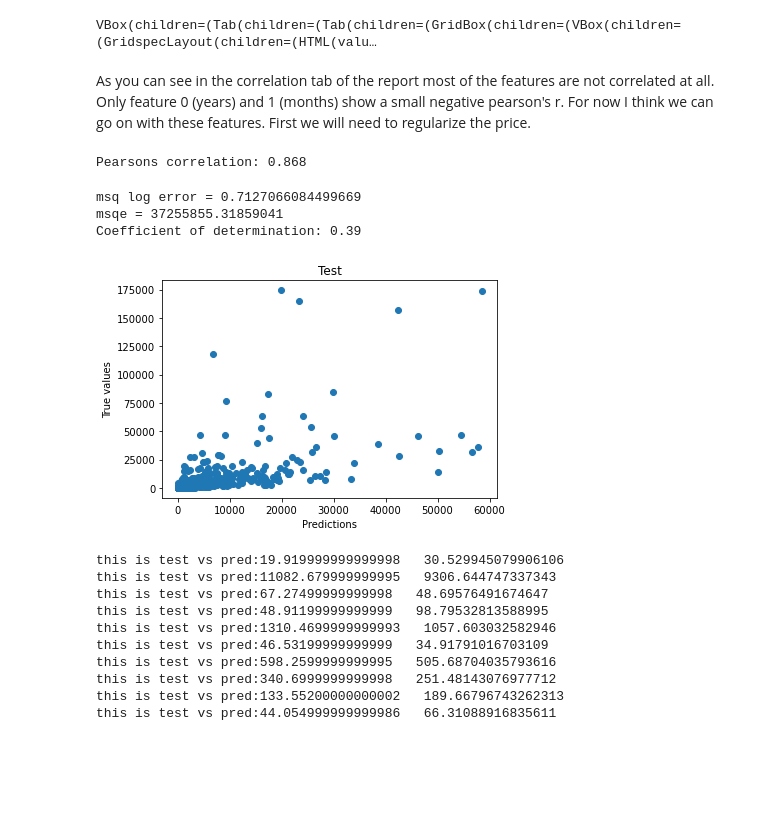
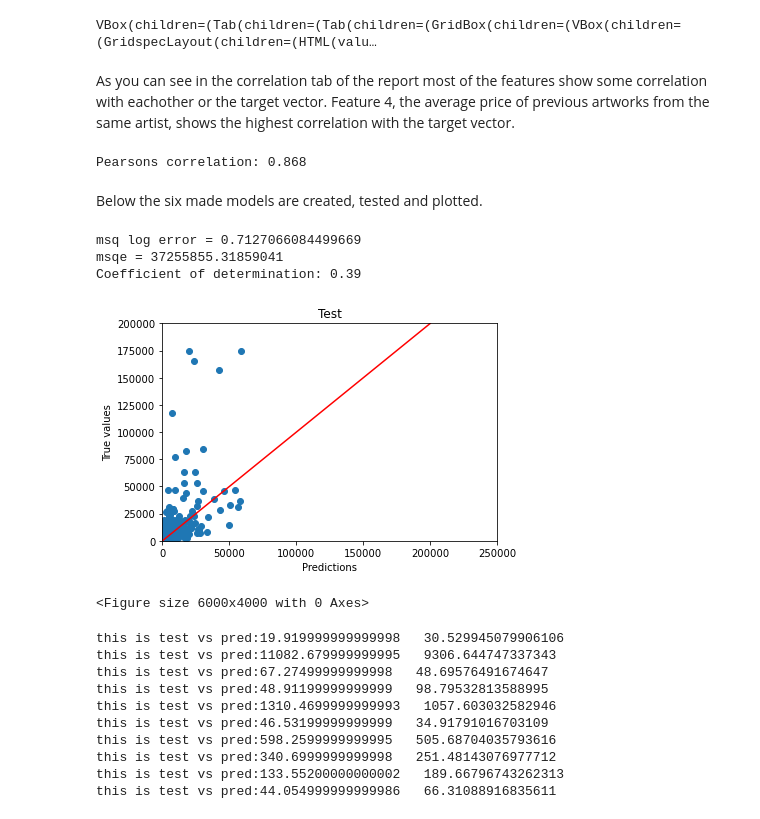
Before and after one commit to Serg99io/Capstone-cryptoart, a Jupyter notebook: capstone notebook.ipynb, the cells around one changed output. Saved outputs shown, nothing was run; the diff lists cells and outputs as text; code cells hidden in the pictures; blank space fills up the shorter version.

```diff
--- a/capstone notebook.ipynb
+++ b/capstone notebook.ipynb
@@ -198,7 +210,7 @@ for i in value:
         avg_value.append(np.NaN)
         count9 = count9 + 1
         continue
-    #first artwork of creator # I am not sure wheter this is possible or whether it will mess with the linear regression
+    #first artwork of creator
     elif i == [] and count9 != 0:
         avg_value.append(np.NaN)
 
@@ -212,28 +224,11 @@ print(avg_value[478])
 print(avg_value[1877])
 print(avg_value[2782])
 """
-
+#adding average value to matrix with a log transformation
 count111 = 0
-"""
-#Shows how average value is distributed
-avg_value2 = []
-for i in avg_value:
-    if not pandas.isnull(i):
-        avg_value2.append(math.log(i+1))
-    else:
-        #print(1)
-        continue
-
-print(avg_value2)
-r = avg_value2.sort()
-plt.plot(avg_value2)
-"""
-coe = 0
 for i in avg_value:
     matrix_basic[count111][4] = math.log(i+1)
     count111 = count111 + 1
-#print(matrix_basic[1877])
-
 
 count91 = 0
 two = []
@@ -397,6 +367,6 @@ A value is trying to be set on a copy of a slice from a DataFrame
 See the caveats in the documentation: https://pandas.pydata.org/pandas-docs/stable/user_guide/indexing.html#returning-a-view-versus-a-copy
   return super().rename(
 VBox(children=(Tab(children=(Tab(children=(GridBox(children=(VBox(children=(GridspecLayout(children=(HTML(valu…
-# %% [markdown]
-As you can see in the correlation tab of the report most of the features are not correlated at all. Only feature 0 (years) and 1 (months) show a small negative pearson's r. For now I think we can go on with these features. First we will need to regularize the price.
+# %% [markdown]
+As you can see in the correlation tab of the report most of the features show some correlation with eachother or the target vector. Feature 4, the average price of previous artworks from the same artist, shows the highest correlation with the target vector.
 # %%
@@ -417,25 +381,27 @@ corr, _ = pearsonr(matrix_basic2[:,4], matrix_basic2[:,8])
 print('Pearsons correlation: %.3f' % corr)
 # %% [output]
 Pearsons correlation: 0.868
+# %% [markdown]
+Below the six made models are created, tested and plotted.
 # %%
 from sklearn.model_selection import train_test_split
 from sklearn.utils import shuffle
-from sklearn.ensemble import RandomForestRegressor
+from sklearn.preprocessing import MinMaxScaler
+from sklearn.metrics import mean_squared_error, r2_score, mean_squared_log_error
 
 #shuffle and have a certain seed
 
 for i in lst_feat:
     r = shuffle(i, random_state=1311)
     training = round(len(i[:,1])*0.8)
-    #print(training)
     #starts from 10785
     test = training
     X_train = r[:training, :8]
     X_test  = r[test:, :8]
     y_train = r[:training, 8]
     y_test  = r[test:, 8]
-    #X_train, X_test, y_train, y_test = train_test_split(matrix_basic[:5],i[6],test_size=0.2,random_state =27) #diff way
 
+    #normalising
     norm = MinMaxScaler()
     norm.fit(X_test)
     X_train_norm = norm.transform(X_train)
@@ -443,43 +409,45 @@ for i in lst_feat:
     # transform testing data
     X_test_norm = norm.fit_transform(X_test)
 
-    fig, ax = plt.subplots()
-    #ax.scatter(X_train[:,4],y_train)
-
+    #making linear regression model
     linreg = LinearRegression()
     linreg.fit(X_train_norm,y_train)
     y_pred = linreg.predict(X_test_norm)
 
-    #source https://machinelearningmastery.com/feature-selection-with-real-and-categorical-data/
     y_predxreg = []
     y_truexreg = []
-
 
     for j in y_pred:
         l = (math.e ** j) - 1
         y_predxreg.append(l)
 
     for k in y_test:
         l2 = (math.e ** k) - 1
-
         y_truexreg.append(l2)
 
+    fig, ax = plt.subplots()
+    x = [0,200000]
+    y = [0,200000]
+    plt.plot(x,y,'r')
+    #plt.figure(figsize=(10, 10))
     ax.scatter(y_predxreg,y_truexreg)
     ax.set_ylabel("True values")
     ax.set_xlabel("Predictions")
     ax.set_title("Test")
     #ax.axis("equal")
+    ax.set(xlim=(0, 250000), ylim=(0, 200000))
 
-    from sklearn.metrics import mean_squared_error, r2_score, mean_squared_log_error
-    #the msq is super large, because of a prediction that is of the chart.
+    plt.figure(dpi=1000)
+    #plt.savefig('plot1.png', dpi=1000) #for saving
     print("msq log error = " + str(mean_squared_log_error(y_truexreg, y_predxreg)))
     print("msqe = " + str(mean_squared_error(y_truexreg, y_predxreg)))
     print('Coefficient of determination: %.2f'
       % r2_score(y_truexreg, y_predxreg))
 # %% [output]
 msq log error = 0.7127066084499669
 msqe = 37255855.31859041
 Coefficient of determination: 0.39
-[figure, old version]
+[figure, new version]
+<Figure size 6000x4000 with 0 Axes>
 # %%
 #here you can see the value of test and value.
```
Also changed, not shown: parts of 14 cells of this notebook, 1 other file.
